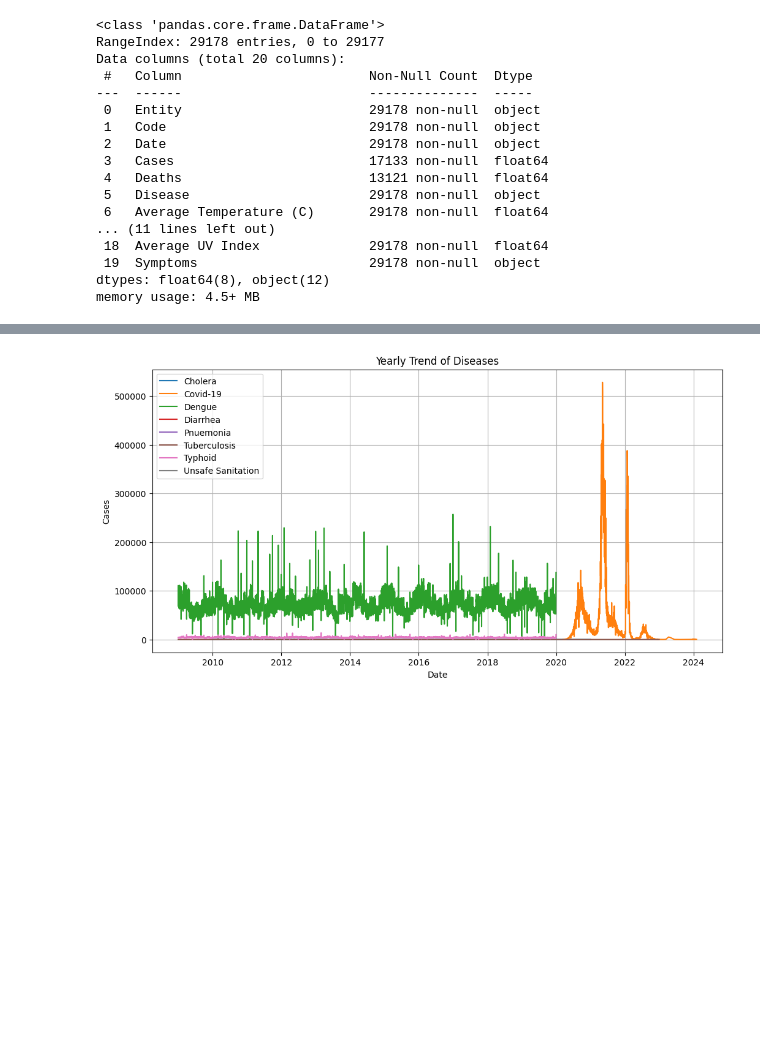
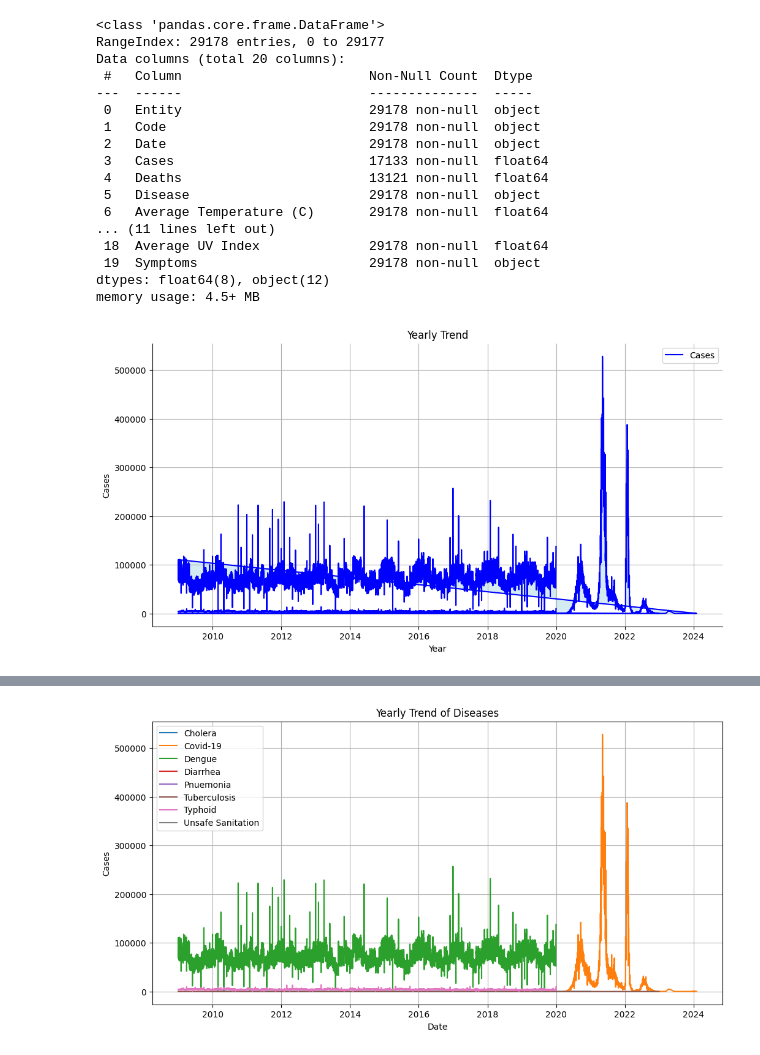
Before and after one commit to Chaitya0623/IPD_Medledger, a Jupyter notebook: chart.ipynb, the cells around one changed output, grey strips where cells are left out. Drawn from its saved outputs; the diff is of its cells as text; code cells hidden in the pictures; blank space fills up the shorter version.

```diff
--- a/chart.ipynb
+++ b/chart.ipynb
@@ -138,4 +138,36 @@ Data columns (total 20 columns):
  19  Symptoms                      29178 non-null  object
 dtypes: float64(8), object(12)
 memory usage: 4.5+ MB
+# %%
+# dailyFinal['Date'] = pd.to_datetime(dailyFinal['Date'])
+
+# # Plot
+# plt.figure(figsize=(12, 6))
+# plt.plot(dailyFinal['Date'], dailyFinal["Cases"], label="Cases")
+
+# # Customize plot
+# plt.title('Yearly Trend')
+# plt.xlabel('Year')
+# plt.ylabel('Cases')
+# plt.legend()
+# plt.grid(True)
+# plt.show()
+
+dailyFinal['Date'] = pd.to_datetime(dailyFinal['Date'])
+
+# Plot
+plt.figure(figsize=(12, 6))
+plt.title('Yearly Trend')
+plt.xlabel('Year')
+plt.ylabel('Cases')
+
+plt.plot(dailyFinal['Date'], dailyFinal["Cases"], label="Cases", color='blue')
+plt.fill_between(dailyFinal['Date'], dailyFinal["Cases"],color='lightblue', alpha=0.5)
+plt.legend(loc='upper right')
+plt.grid(True)
+plt.gca().spines['top'].set_visible(False)
+plt.gca().spines['right'].set_visible(False)
+plt.show()
+# %% [output]
+[figure, added]
 # %%
```
Also changed, not shown: parts of 4 cells of this notebook.
